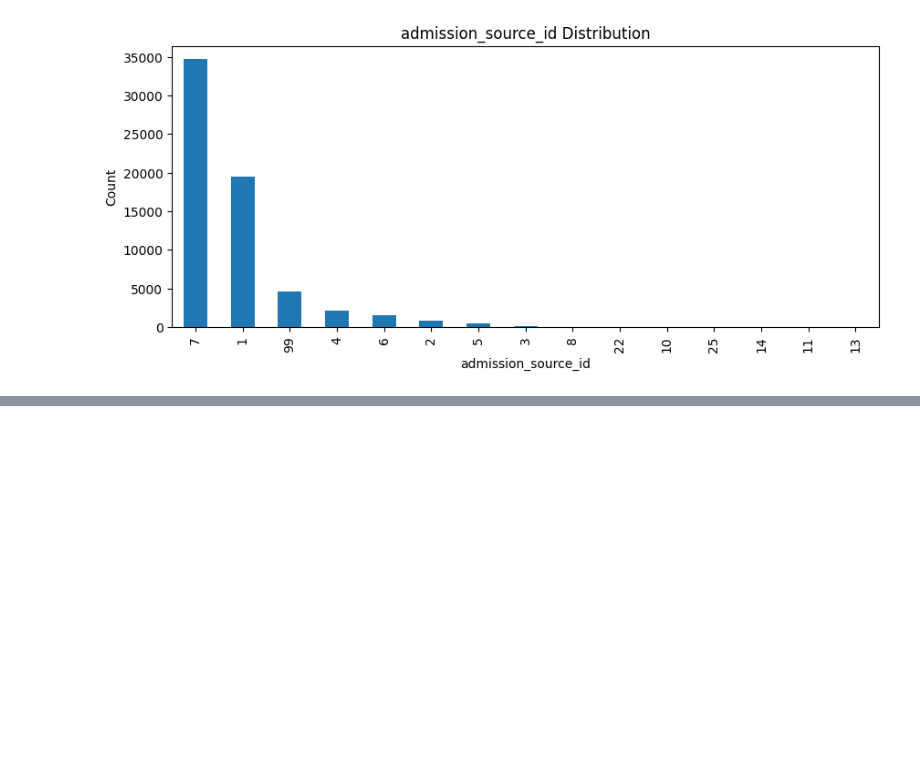
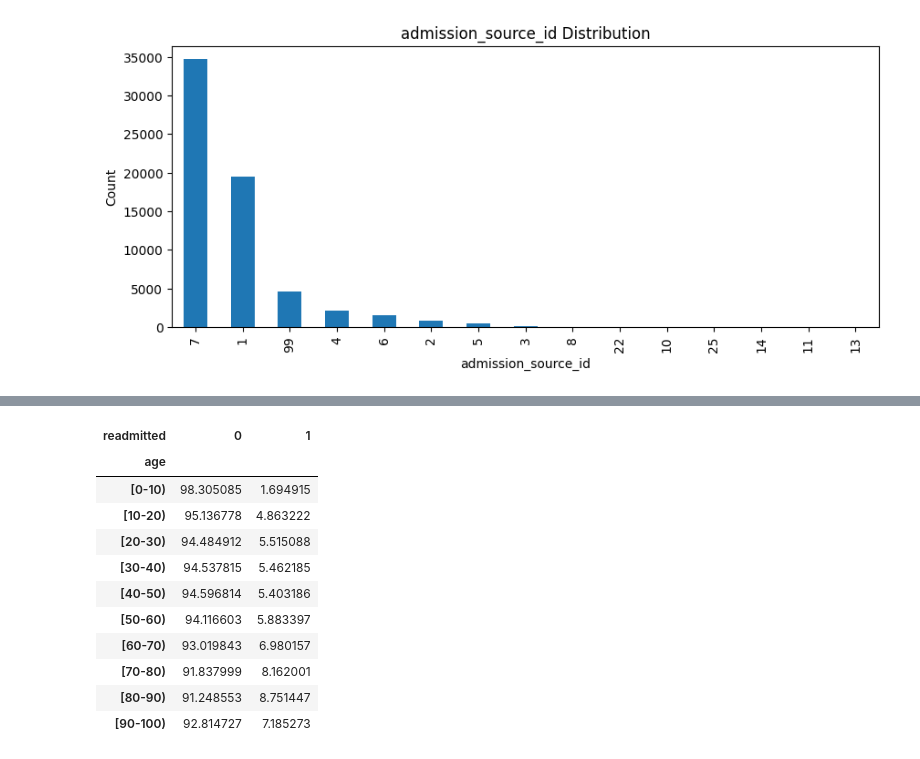
Before and after one commit to Priyanshi-Vishwakarma22/Hospital_Readmission_Risk_Prediction, a Jupyter notebook: notebook/healthcare_readmission_risk_prediction_EDA.ipynb, the cells around one changed output, grey strips where cells are left out. Saved outputs shown, nothing was run; the diff lists cells and outputs as text; code cells hidden in the pictures; blank space fills up the shorter version.

```diff
--- a/notebook/healthcare_readmission_risk_prediction_EDA.ipynb
+++ b/notebook/healthcare_readmission_risk_prediction_EDA.ipynb
@@ -665,0 +718,15 @@ for col in categorical_id_cols:
+# %%
+pd.crosstab(df["age"], df["readmitted"], normalize = "index" )*100
+# %% [output]
+| readmitted | 0 | 1 |
+| age |  |  |
+| [0-10) | 98.305085 | 1.694915 |
+| [10-20) | 95.136778 | 4.863222 |
+| [20-30) | 94.484912 | 5.515088 |
+| [30-40) | 94.537815 | 5.462185 |
+| [40-50) | 94.596814 | 5.403186 |
+| [50-60) | 94.116603 | 5.883397 |
+| [60-70) | 93.019843 | 6.980157 |
+| [70-80) | 91.837999 | 8.162001 |
+| [80-90) | 91.248553 | 8.751447 |
+| [90-100) | 92.814727 | 7.185273 |
```
Also changed, not shown: parts of 14 cells of this notebook.
